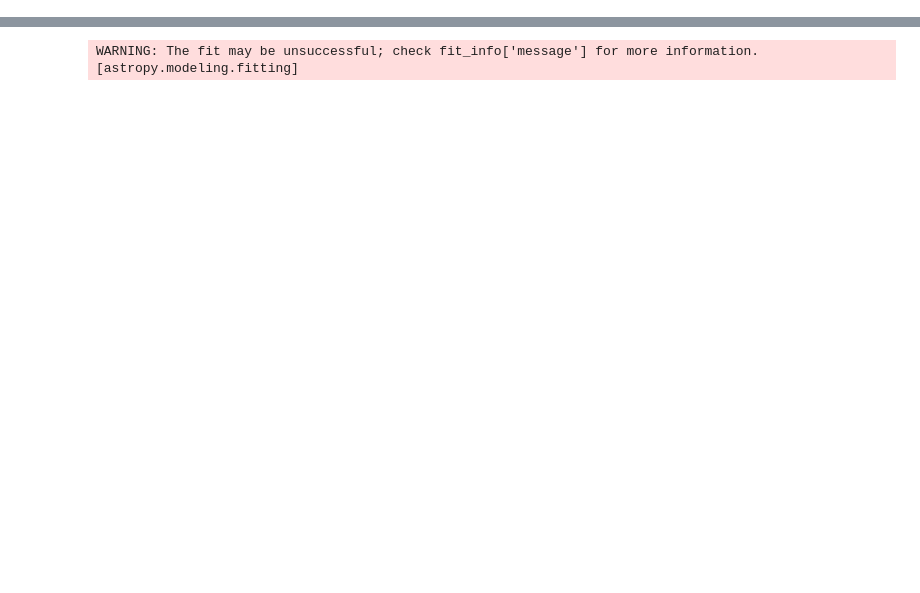
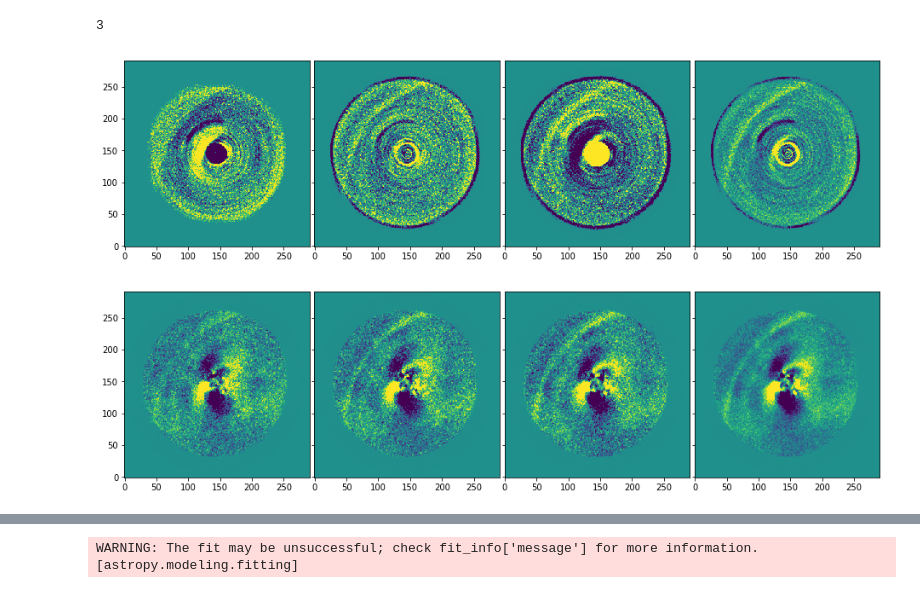
Before and after one commit to ardjansturm/Documenten-Git, a Jupyter notebook: reducing.ipynb, the cells around one changed output, grey strips where cells are left out. Drawn from its saved outputs; the diff is of its cells as text; code cells hidden in the pictures; blank space fills up the shorter version.

```diff
--- a/reducing.ipynb
+++ b/reducing.ipynb
@@ -14,0 +75,57 @@ import time
+# %%
+def plotazimuthal(SDI_data,ADI_data,wavelbinning,pointsbinning):
+
+    allSDIvalues,allSDIbkg,SDIwavels,azimuthangle = plotbycolor(SDI_data,wavelbinning,pointsbinning)
+    allADIvalues,allADIbkg,ADIwavels,azimuthangle = plotbycolor(ADI_data,wavelbinning,pointsbinning)
+    totSDIvalues,totSDIbkg,totSDIwavels,azimuthangle = plotbycolor(SDI_data,39,pointsbinning)
+    totADIvalues,totADIbkg,totADIwavels,azimuthangle = plotbycolor(ADI_data,39,pointsbinning)
+
+    fig, axes = plt.subplots(1, 4,figsize=(16,3),sharex=True, sharey=True)
+    for i in range(len(allSDIvalues[0,:])):
+        axes[i].plot(azimuthangle,allSDIvalues[:,i],linewidth = 3, color = 'darkorange',\
+                     linestyle = 'solid',label = 'SDI')
+        axes[i].plot(azimuthangle,allADIvalues[:,i],linewidth = 3, color = 'darkblue',\
+                     linestyle = 'solid',label = 'ADI')
+        axes[i].legend()
+        axes[i].set_title(r'wavelength: %s $\mu m$' %(round(SDIwavels[i],2)))
+    axes[3].plot(azimuthangle,totSDIvalues,linewidth = 3,color = 'darkorange', label = 'SDI')
+    axes[3].plot(azimuthangle,totADIvalues,linewidth = 3,color = 'darkblue', label = 'ADI')
+    axes[3].legend()
+    axes[3].set_title('Entire Y-J range')
+
+    fig.add_subplot(111, frameon=False)
+    # hide tick and tick label of the big axes
+    plt.tick_params(labelcolor='none', top='off', bottom='off', left='off', right='off')
+    plt.grid(False)
+    plt.xlabel(r'azimuthal angle ($^{o}$)')
+    plt.ylabel('flux (arbitrary unit)')
+'''
+    plt.figure(figsize = (8,5))
+    plt.plot(azimuthangle,totSDIvalues,linewidth = 3,color = 'darkorange')
+    plt.plot(azimuthangle,totADIvalues,linewidth = 3, color = 'darkblue')
+    plt.xlabel(r'azimuthal angle ($^{o}$)')
+    plt.ylabel('flux (arbitrary unit)')
+'''
+def SDI_ADIwavelplot(SDI_data,ADI_data):
+    SDI_binned,wavels = wavelbinning(13,SDI_data)
+    ADI_binned,wavels = wavelbinning(13,ADI_data)
+    fig_SDI, axes_SDI = plt.subplots(1, 4,figsize=(16,4),sharex=True, sharey=True,)
+    fig_ADI, axes_ADI = plt.subplots(1, 4,figsize=(16,4),sharex=True, sharey=True)
+    print(len(SDI_binned[:]))
+    for i in range(len(SDI_binned[:])):
+        axes_SDI[i].imshow(SDI_binned[i,:,:],vmax = 1, vmin = -1,origin='lower')
+        axes_ADI[i].imshow(ADI_binned[i,:,:],vmax = 1, vmin = -1,origin='lower')
+    axes_SDI[3].imshow(SDI_tot,vmax = 1, vmin = -1,origin='lower')
+    axes_ADI[3].imshow(ADI_tot,vmax = 1, vmin = -1,origin='lower')
+    fig_SDI.subplots_adjust(wspace=0, hspace=0.2)
+    fig_ADI.subplots_adjust(wspace=0, hspace=0.2)
+
+
+
+
+#plotazimuthal(RXJ_SDI,RXJ_ADI,13,3)
+SDI_ADIwavelplot(RXJ_SDI,RXJ_ADI)
+# %% [output]
+3
+[figure, added]
+[figure, added]
```
Also changed, not shown: parts of 22 cells of this notebook, 9 other files.
